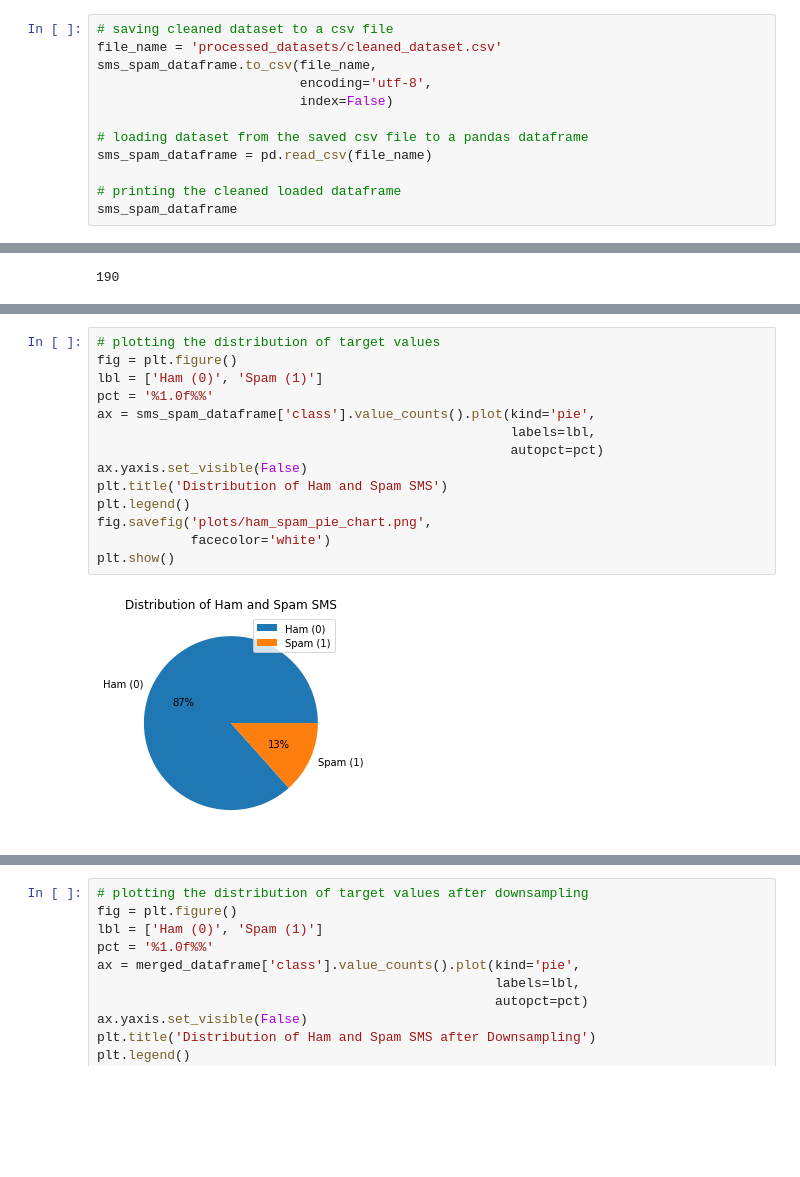
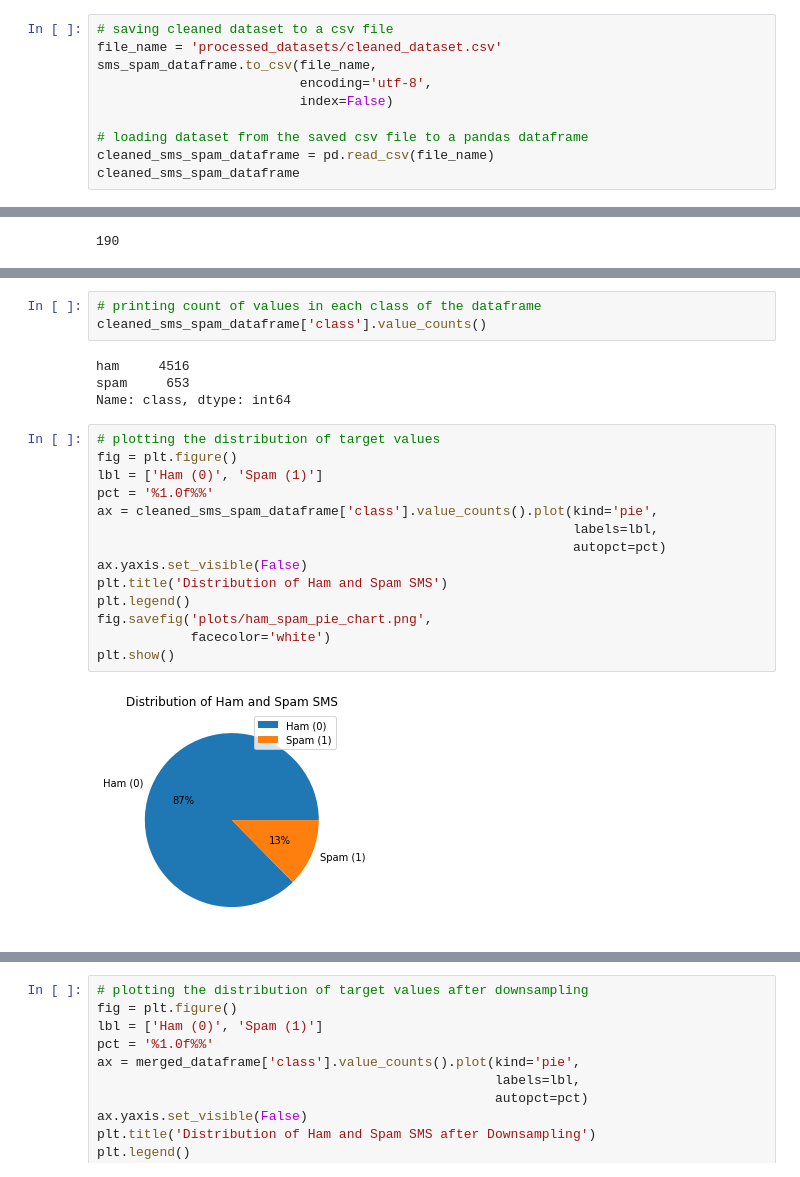
Before and after one commit to TharindaNimnajith/deep-learning-spam-detection, a Jupyter notebook: src/Spam_Detection.ipynb, the cells around one changed output, grey strips where cells are left out. Cells and saved outputs as stored; diff of their text form; blank space fills up the shorter version.

```diff
--- a/src/Spam_Detection.ipynb
+++ b/src/Spam_Detection.ipynb
@@ -248,10 +324,8 @@ sms_spam_dataframe.to_csv(file_name,
                           index=False)
 
 # loading dataset from the saved csv file to a pandas dataframe
-sms_spam_dataframe = pd.read_csv(file_name)
-
-# printing the cleaned loaded dataframe
-sms_spam_dataframe
+cleaned_sms_spam_dataframe = pd.read_csv(file_name)
+cleaned_sms_spam_dataframe
 # %% [output]
 |  | sms_message | class |
 | 0 | Go until jurong point, crazy.. Av... | ham |
@@ -385,19 +454,26 @@ plt.show()
+# %%
+# printing count of values in each class of the dataframe
+cleaned_sms_spam_dataframe['class'].value_counts()
+# %% [output]
+ham     4516
+spam     653
+Name: class, dtype: int64
 # %%
 # plotting the distribution of target values
 fig = plt.figure()
 lbl = ['Ham (0)', 'Spam (1)']
 pct = '%1.0f%%'
-ax = sms_spam_dataframe['class'].value_counts().plot(kind='pie',
-                                                     labels=lbl,
-                                                     autopct=pct)
+ax = cleaned_sms_spam_dataframe['class'].value_counts().plot(kind='pie',
+                                                             labels=lbl,
+                                                             autopct=pct)
 ax.yaxis.set_visible(False)
 plt.title('Distribution of Ham and Spam SMS')
 plt.legend()
 fig.savefig('plots/ham_spam_pie_chart.png',
             facecolor='white')
 plt.show()
 # %% [output]
-[figure, old version]
+[figure, new version]
 # %%
 # downsampling is a process where you randomly delete some of the
 # observations from the majority class so that the numbers in majority
```
Also changed, not shown: parts of 215 cells of this notebook.
